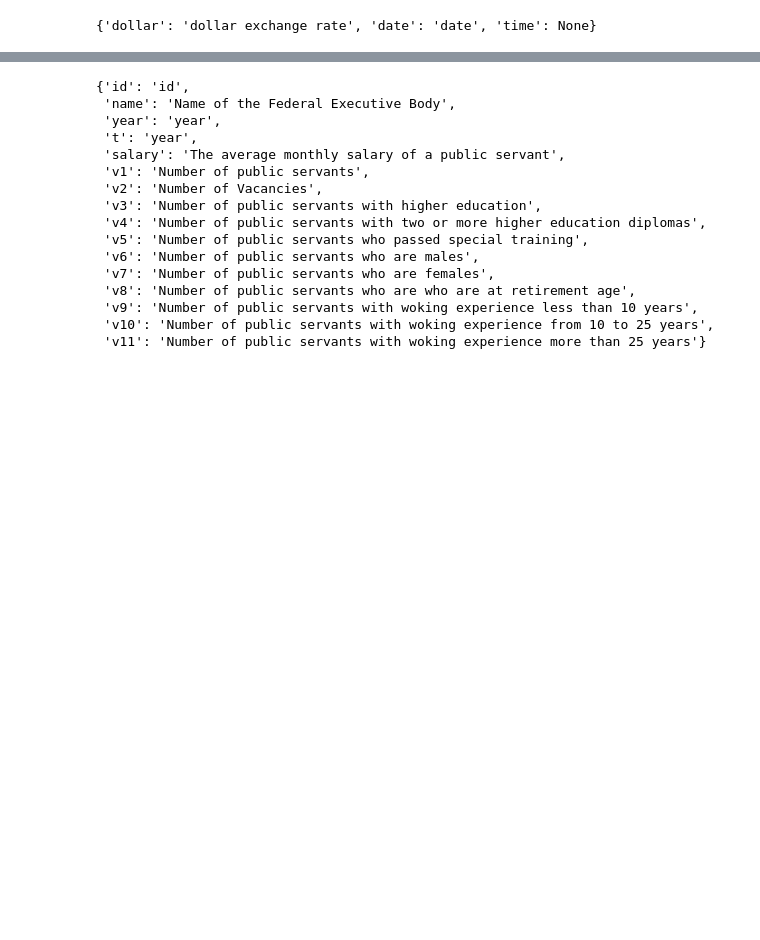
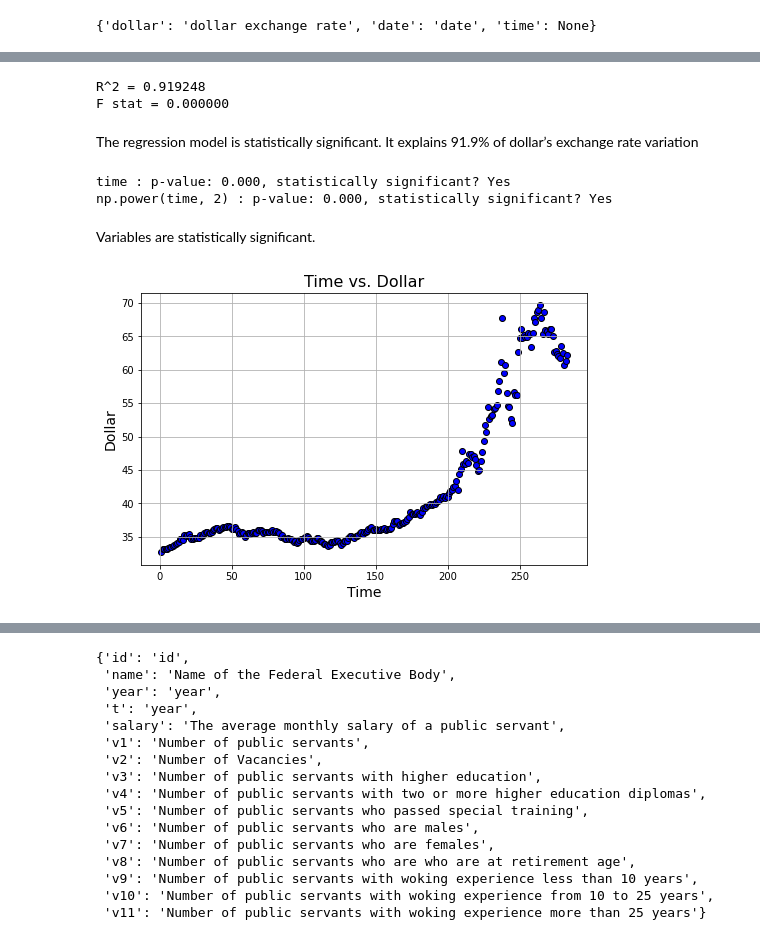
Before and after one commit to Mist3r-R/da-hse-sse-2020, a Jupyter notebook: 18.04.ipynb, the cells around one changed output, grey strips where cells are left out. Cells and saved outputs as stored; diff of their text form; code cells hidden in the pictures; blank space fills up the shorter version.

```diff
--- a/18.04.ipynb
+++ b/18.04.ipynb
@@ -38,0 +62,3 @@ meta.column_names_to_labels
+# %%
+data = df.drop(columns=['date'])
+data.head(3)
@@ -38,0 +116,8 @@ meta.column_names_to_labels
+# %%
+print('R^2 = {:f}'.format(fitted.rsquared))
+print('F stat = {:f}'.format(fitted.f_pvalue))
+# %% [output]
+R^2 = 0.919248
+F stat = 0.000000
+# %% [markdown]
+The regression model is statistically significant. It explains 91.9% of dollar’s exchange rate variation
@@ -38,0 +130,18 @@ meta.column_names_to_labels
+# %%
+for i, p in zip(fitted.pvalues[1:].index, fitted.pvalues[1:]):
+    print('{} : p-value: {:.3f}, statistically significant? {}'.format(i, p, yes_no(p)))
+# %% [output]
+time : p-value: 0.000, statistically significant? Yes
+np.power(time, 2) : p-value: 0.000, statistically significant? Yes
+# %% [markdown]
+Variables are statistically significant.
+# %%
+plt.figure(figsize=(8,5))
+plt.title('Time vs. Dollar', fontsize=16)
+plt.scatter(x=data.time, y=data.dollar, color='blue', edgecolor='k')
+plt.grid(True)
+plt.xlabel('Time', fontsize=14)
+plt.ylabel('Dollar', fontsize=14)
+plt.show()
+# %% [output]
+[figure, added]
```
Also changed, not shown: parts of 20 cells of this notebook.
